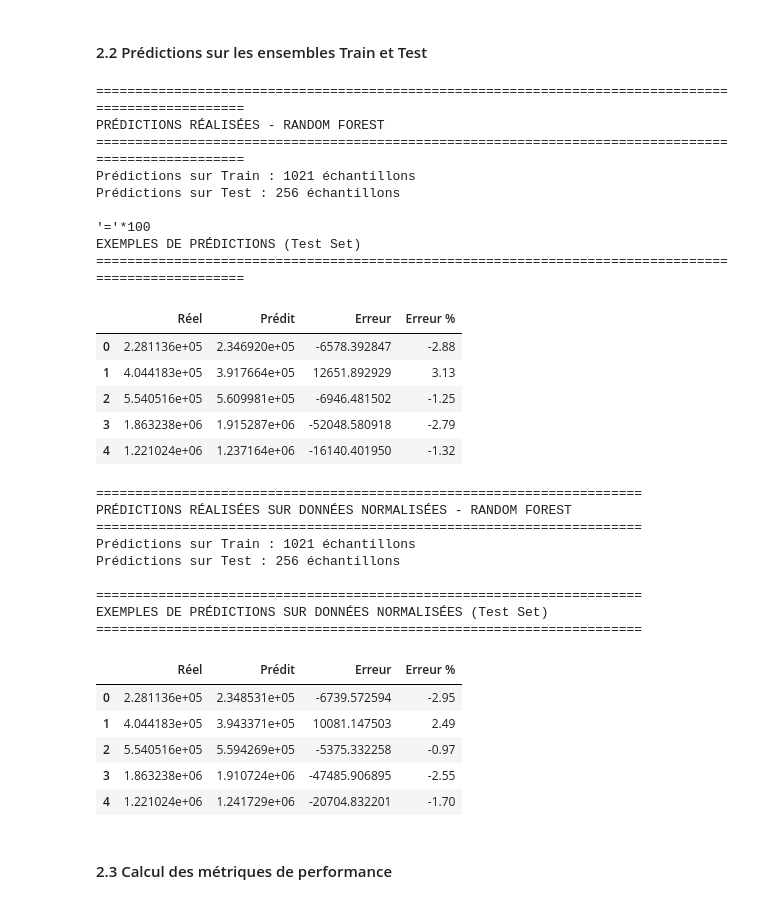
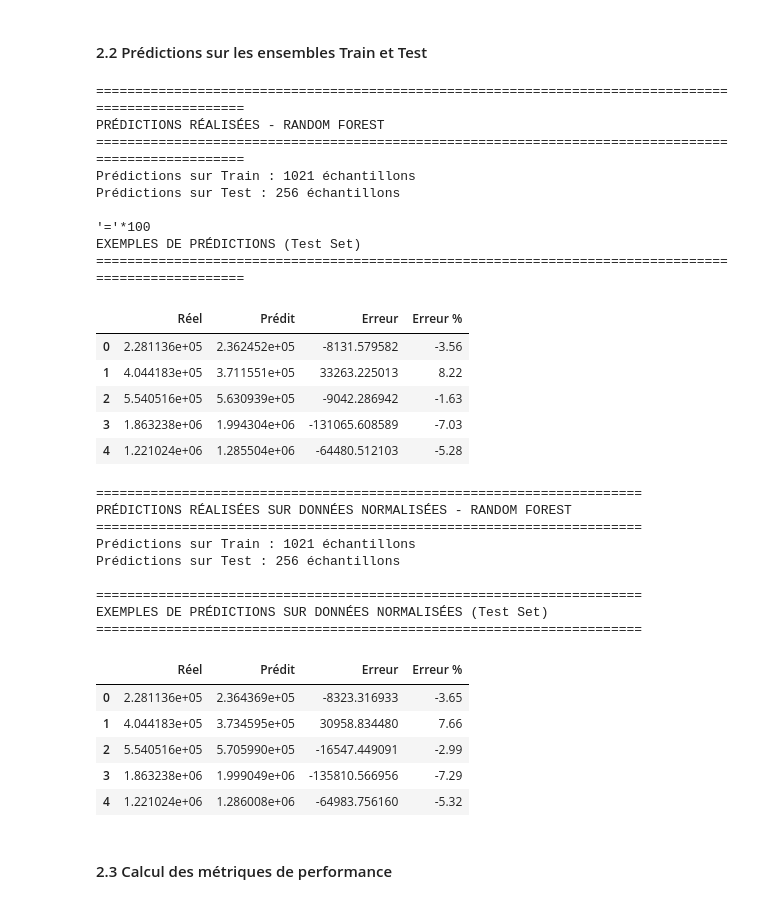
Before and after one commit to merais/formation, a Jupyter notebook: P6_Anticipez_les_besoins_en_consommation_de_batiments_bailleul_aymeric/_projet/ABAI_P6_04_models_comparison.ipynb, the cells around one changed output. Drawn from its saved outputs; the diff is of its cells as text; code cells hidden in the pictures.

```diff
--- a/P6_Anticipez_les_besoins_en_consommation_de_batiments_bailleul_aymeric/_projet/ABAI_P6_04_models_comparison.ipynb
+++ b/P6_Anticipez_les_besoins_en_consommation_de_batiments_bailleul_aymeric/_projet/ABAI_P6_04_models_comparison.ipynb
@@ -402,13 +402,24 @@ RMSE moyenne (CV): 30785.93 (+/- 23782.17)
 ### 2- Test d'un modèle à base d'arbres :
 # %%
 # Créer des ensembles train/test avec y_ravel pour éviter les warnings sklearn
-X_train_rf, X_test_rf, y_train_ravel, y_test_ravel = train_test_split(X, y_ravel, test_size=0.2, random_state=42)
-X_train_rf_scaled, X_test_rf_scaled, y_train_ravel, y_test_ravel = train_test_split(X_scaled, y_ravel, test_size=0.2, random_state=42)
+X_train_rf, X_test_rf, y_train_rf, y_test_rf = train_test_split(X, y_ravel, test_size=0.2, random_state=42)
+
+# Récupérer les indices du split pour les appliquer à X_scaled
+train_indices = X_train_rf.index
+test_indices = X_test_rf.index
+
+# Appliquer les MÊMES indices à X_scaled
+X_train_rf_scaled = X_scaled.loc[train_indices]
+X_test_rf_scaled = X_scaled.loc[test_indices]
+
+# Les y sont les mêmes pour les deux versions (déjà splittés)
+y_train_rf_scaled = y_train_rf
+y_test_rf_scaled = y_test_rf
 
 print(f"Dimensions pour Random Forest :")
-print(f"  X_train_rf: {X_train_rf.shape}, y_train_ravel: {y_train_ravel.shape}")
-print(f"  X_test_rf: {X_test_rf.shape}, y_test_ravel: {y_test_ravel.shape}")
-print(f"\n  X_train_rf_scaled: {X_train_rf_scaled.shape}")
-print(f"  X_test_rf_scaled: {X_test_rf_scaled.shape}")
+print(f"  X_train_rf: {X_train_rf.shape}, y_train_rf: {y_train_rf.shape}")
+print(f"  X_test_rf: {X_test_rf.shape}, y_test_rf: {y_test_rf.shape}")
+print(f"\n  X_train_rf_scaled: {X_train_rf_scaled.shape}, y_train_rf_scaled: {y_train_rf_scaled.shape}")
+print(f"  X_test_rf_scaled: {X_test_rf_scaled.shape}, y_test_rf_scaled: {y_test_rf_scaled.shape}")
 # %% [output]
 Dimensions pour Random Forest :
@@ -424,8 +435,8 @@ Dimensions pour Random Forest :
 # Créer et entraîner le modèle Random Forest
 rf_model = RandomForestRegressor(n_estimators=100, random_state=42, n_jobs=-1)
 
-# Entraîner le modèle sur les données d'entraînement avec y_ravel
-rf_model.fit(X_train_rf, y_train_ravel)
+# Entraîner le modèle sur les données d'entraînement avec y_train_rf
+rf_model.fit(X_train_rf, y_train_rf)
 
 print("=" * 100)
 print("MODÈLE RANDOM FOREST SUR DONNÉES BRUTES - ENTRAÎNÉ")
@@ -448,8 +459,8 @@ for i, row in feature_importance_sorted.head(5).iterrows():
 # Créer et entraîner le modèle Random Forest
 rf_model_scaled = RandomForestRegressor(n_estimators=100, random_state=42, n_jobs=-1)
 
-# Entraîner le modèle sur les données d'entraînement scaled avec y_ravel
-rf_model_scaled.fit(X_train_rf_scaled, y_train_ravel)
+# Entraîner le modèle sur les données d'entraînement scaled avec y_train_rf_scaled
+rf_model_scaled.fit(X_train_rf_scaled, y_train_rf_scaled)
 
 print("\n\n" + "=" * 100)
 print("MODÈLE RANDOM FOREST SUR DONNÉES NORMALISÉES - ENTRAÎNÉ")
@@ -504,9 +515,9 @@ print(f"\n'='*100")
 print("EXEMPLES DE PRÉDICTIONS (Test Set)")
 print("=" * 100)
 comparison_df_rf = pd.DataFrame({
-    'Réel': y_test_ravel[:5],
+    'Réel': y_test_rf[:5],
     'Prédit': y_test_pred_rf.flatten()[:5],
-    'Erreur': y_test_ravel[:5] - y_test_pred_rf.flatten()[:5]
+    'Erreur': y_test_rf[:5] - y_test_pred_rf.flatten()[:5]
 })
 comparison_df_rf['Erreur %'] = (comparison_df_rf['Erreur'] / comparison_df_rf['Réel'] * 100).round(2)
 display(comparison_df_rf)
@@ -515,40 +526,40 @@ display(comparison_df_rf)
 # Faire des prédictions sur les ensembles d'entraînement et de test
 y_train_pred_rf_scaled = rf_model_scaled.predict(X_train_rf_scaled)
 y_test_pred_rf_scaled = rf_model_scaled.predict(X_test_rf_scaled)
 
 print("\n\n" + "=" * 70)
 print("PRÉDICTIONS RÉALISÉES SUR DONNÉES NORMALISÉES - RANDOM FOREST")
 print("=" * 70)
 print(f"Prédictions sur Train : {len(y_train_pred_rf_scaled)} échantillons")
 print(f"Prédictions sur Test : {len(y_test_pred_rf_scaled)} échantillons")
 
 # Afficher quelques exemples de prédictions vs valeurs réelles
 print(f"\n{'='*70}")
 print("EXEMPLES DE PRÉDICTIONS SUR DONNÉES NORMALISÉES (Test Set)")
 print(f"{'='*70}")
 comparison_df_rf_scaled = pd.DataFrame({
-    'Réel': y_test_ravel[:5],
+    'Réel': y_test_rf_scaled[:5],
     'Prédit': y_test_pred_rf_scaled.flatten()[:5],
-    'Erreur': y_test_ravel[:5] - y_test_pred_rf_scaled.flatten()[:5]
+    'Erreur': y_test_rf_scaled[:5] - y_test_pred_rf_scaled.flatten()[:5]
 })
 comparison_df_rf_scaled['Erreur %'] = (comparison_df_rf_scaled['Erreur'] / comparison_df_rf_scaled['Réel'] * 100).round(2)
 display(comparison_df_rf_scaled)
 # %% [output]
 ====================================================================================================
 PRÉDICTIONS RÉALISÉES - RANDOM FOREST
 ====================================================================================================
 Prédictions sur Train : 1021 échantillons
 Prédictions sur Test : 256 échantillons
 
 '='*100
 EXEMPLES DE PRÉDICTIONS (Test Set)
 ====================================================================================================
 |  | Réel | Prédit | Erreur | Erreur % |
-| 0 | 2.281136e+05 | 2.346920e+05 | -6578.392847 | -2.88 |
-| 1 | 4.044183e+05 | 3.917664e+05 | 12651.892929 | 3.13 |
-| 2 | 5.540516e+05 | 5.609981e+05 | -6946.481502 | -1.25 |
-| 3 | 1.863238e+06 | 1.915287e+06 | -52048.580918 | -2.79 |
-| 4 | 1.221024e+06 | 1.237164e+06 | -16140.401950 | -1.32 |
+| 0 | 2.281136e+05 | 2.362452e+05 | -8131.579582 | -3.56 |
+| 1 | 4.044183e+05 | 3.711551e+05 | 33263.225013 | 8.22 |
+| 2 | 5.540516e+05 | 5.630939e+05 | -9042.286942 | -1.63 |
+| 3 | 1.863238e+06 | 1.994304e+06 | -131065.608589 | -7.03 |
+| 4 | 1.221024e+06 | 1.285504e+06 | -64480.512103 | -5.28 |
 ======================================================================
 PRÉDICTIONS RÉALISÉES SUR DONNÉES NORMALISÉES - RANDOM FOREST
 ======================================================================
@@ -559,11 +570,11 @@ Prédictions sur Test : 256 échantillons
 EXEMPLES DE PRÉDICTIONS SUR DONNÉES NORMALISÉES (Test Set)
 ======================================================================
 |  | Réel | Prédit | Erreur | Erreur % |
-| 0 | 2.281136e+05 | 2.348531e+05 | -6739.572594 | -2.95 |
-| 1 | 4.044183e+05 | 3.943371e+05 | 10081.147503 | 2.49 |
-| 2 | 5.540516e+05 | 5.594269e+05 | -5375.332258 | -0.97 |
-| 3 | 1.863238e+06 | 1.910724e+06 | -47485.906895 | -2.55 |
-| 4 | 1.221024e+06 | 1.241729e+06 | -20704.832201 | -1.70 |
+| 0 | 2.281136e+05 | 2.364369e+05 | -8323.316933 | -3.65 |
+| 1 | 4.044183e+05 | 3.734595e+05 | 30958.834480 | 7.66 |
+| 2 | 5.540516e+05 | 5.705990e+05 | -16547.449091 | -2.99 |
+| 3 | 1.863238e+06 | 1.999049e+06 | -135810.566956 | -7.29 |
+| 4 | 1.221024e+06 | 1.286008e+06 | -64983.756160 | -5.32 |
 # %% [markdown]
 #### 2.3 Calcul des métriques de performance
 # %%
```
Also changed, not shown: parts of 19 cells of this notebook, 3 other files.
